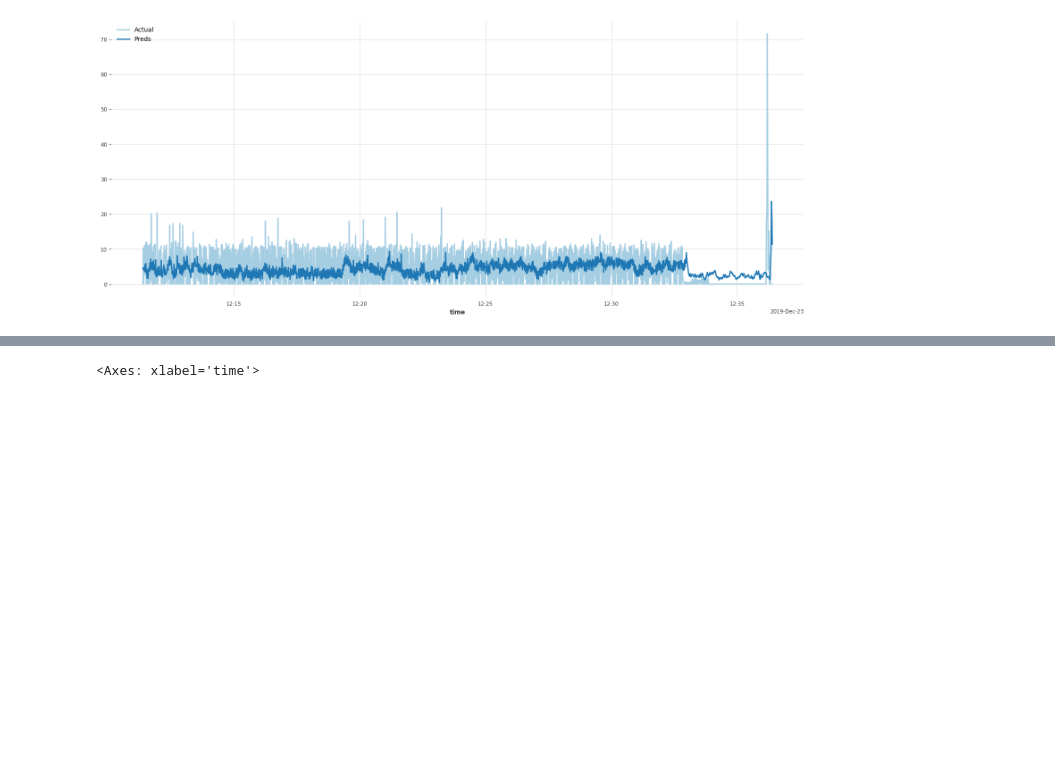
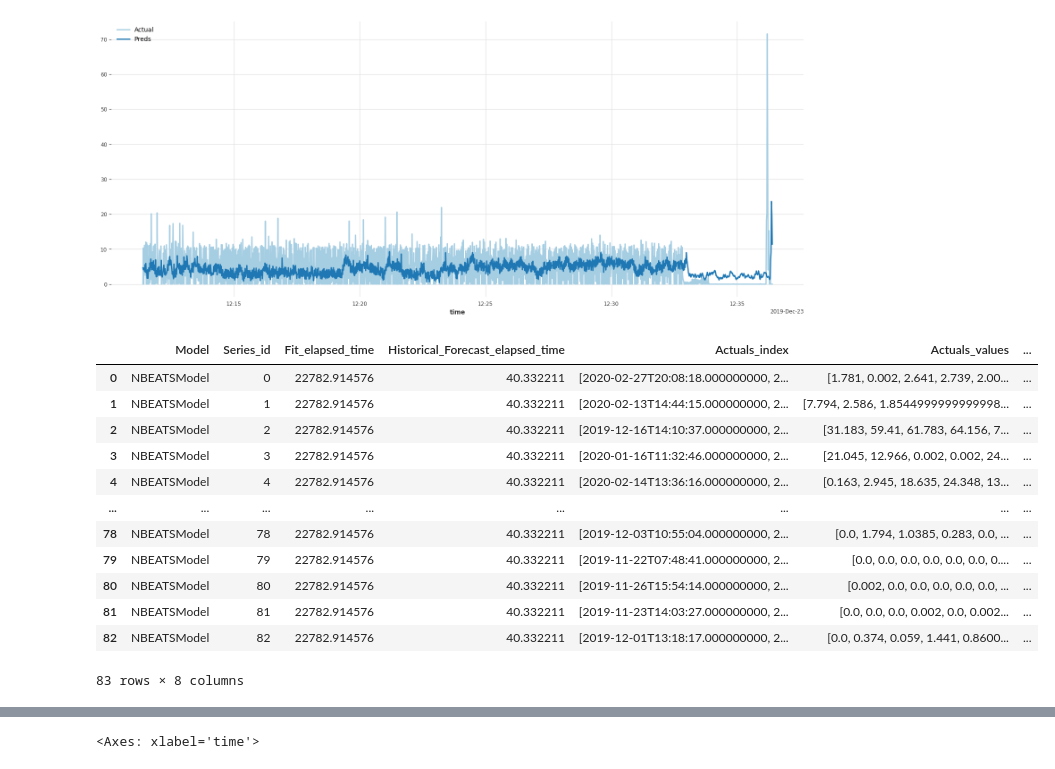
Before and after one commit to ejs94/5g-forecasting, a Jupyter notebook: notebooks/5_plot_results.ipynb, the cells around one changed output, grey strips where cells are left out. Saved outputs shown, nothing was run; the diff lists cells and outputs as text; code cells hidden in the pictures; blank space fills up the shorter version.

```diff
--- a/notebooks/5_plot_results.ipynb
+++ b/notebooks/5_plot_results.ipynb
@@ -70,3 +58,21 @@ preds_ts.plot(label="Preds")
 # %% [output]
 <Axes: xlabel='time'>
 [figure]
+# %%
+test_df = pd.read_parquet(os.path.join(os.pardir, "data", "results", "covariate_NBEATSModel_historical_forecast.parquet"))
+test_df = test_df.reset_index(drop=True)
+test_df
+# %% [output]
+|  | Model | Series_id | Fit_elapsed_time | Historical_Forecast_elapsed_time | Actuals_index | Actuals_values | ... |
+| 0 | NBEATSModel | 0 | 22782.914576 | 40.332211 | [2020-02-27T20:08:18.000000000, 2... | [1.781, 0.002, 2.641, 2.739, 2.00... | ... |
+| 1 | NBEATSModel | 1 | 22782.914576 | 40.332211 | [2020-02-13T14:44:15.000000000, 2... | [7.794, 2.586, 1.8544999999999998... | ... |
+| 2 | NBEATSModel | 2 | 22782.914576 | 40.332211 | [2019-12-16T14:10:37.000000000, 2... | [31.183, 59.41, 61.783, 64.156, 7... | ... |
+| 3 | NBEATSModel | 3 | 22782.914576 | 40.332211 | [2020-01-16T11:32:46.000000000, 2... | [21.045, 12.966, 0.002, 0.002, 24... | ... |
+| 4 | NBEATSModel | 4 | 22782.914576 | 40.332211 | [2020-02-14T13:36:16.000000000, 2... | [0.163, 2.945, 18.635, 24.348, 13... | ... |
+| ... | ... | ... | ... | ... | ... | ... | ... |
+| 78 | NBEATSModel | 78 | 22782.914576 | 40.332211 | [2019-12-03T10:55:04.000000000, 2... | [0.0, 1.794, 1.0385, 0.283, 0.0, ... | ... |
+| 79 | NBEATSModel | 79 | 22782.914576 | 40.332211 | [2019-11-22T07:48:41.000000000, 2... | [0.0, 0.0, 0.0, 0.0, 0.0, 0.0, 0.... | ... |
+| 80 | NBEATSModel | 80 | 22782.914576 | 40.332211 | [2019-11-26T15:54:14.000000000, 2... | [0.002, 0.0, 0.0, 0.0, 0.0, 0.0, ... | ... |
+| 81 | NBEATSModel | 81 | 22782.914576 | 40.332211 | [2019-11-23T14:03:27.000000000, 2... | [0.0, 0.0, 0.0, 0.002, 0.0, 0.002... | ... |
+| 82 | NBEATSModel | 82 | 22782.914576 | 40.332211 | [2019-12-01T13:18:17.000000000, 2... | [0.0, 0.374, 0.059, 1.441, 0.8600... | ... |
+83 rows × 8 columns
```
Also changed, not shown: parts of 2 cells of this notebook, 1 other file.
